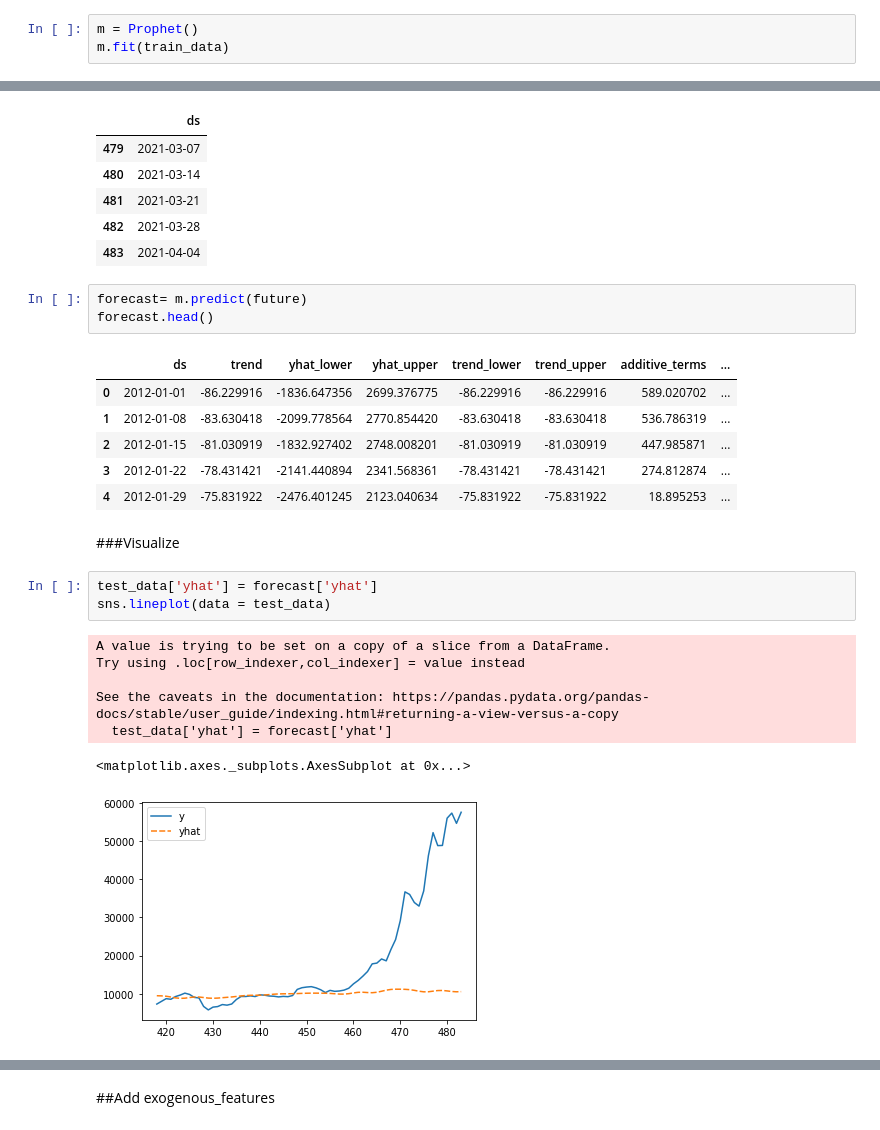
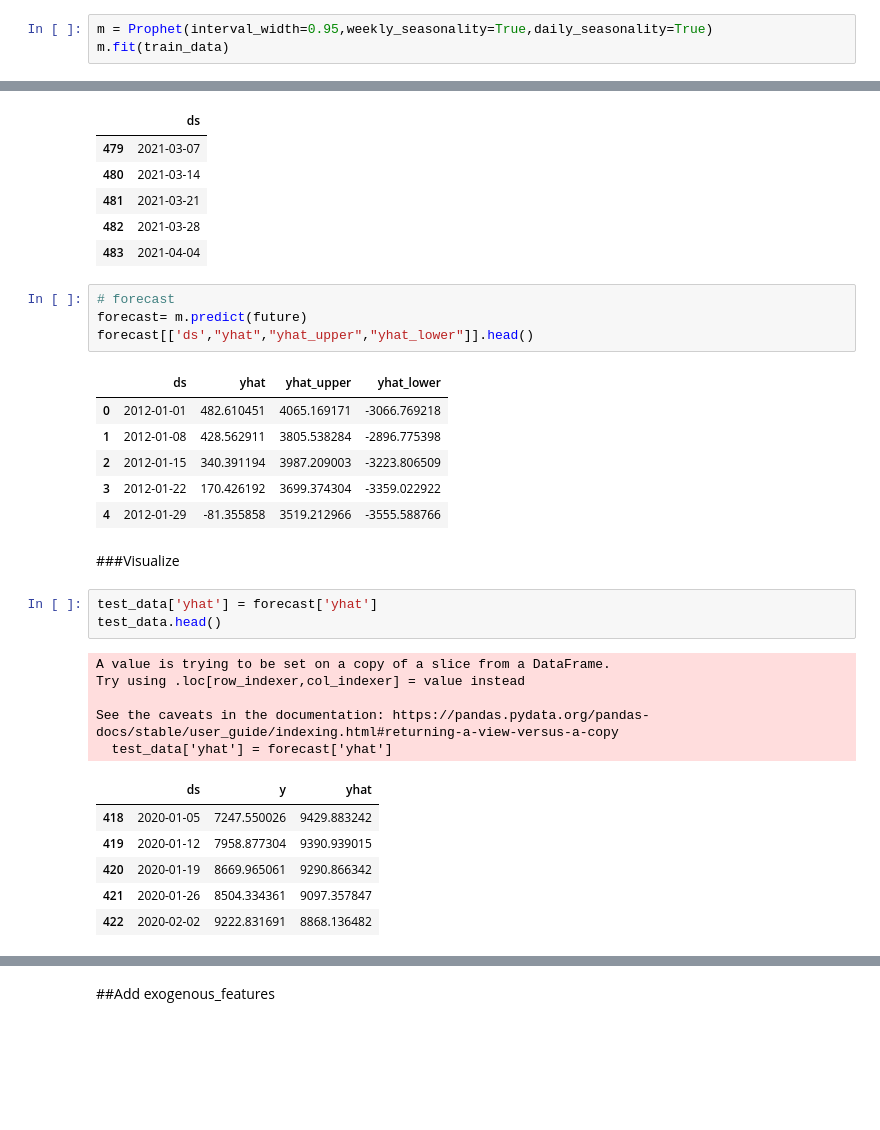
Before and after one commit to Rtengmiami/TimeSeries, a Jupyter notebook: Prophet.ipynb, the cells around one changed output, grey strips where cells are left out. Drawn from its saved outputs; the diff is of its cells as text; blank space fills up the shorter version.

```diff
--- a/Prophet.ipynb
+++ b/Prophet.ipynb
@@ -57,4 +62,4 @@ c=len(test_data)
 # %%
-m = Prophet()
+m = Prophet(interval_width=0.95,weekly_seasonality=True,daily_seasonality=True)
 m.fit(train_data)
 # %% [output]
@@ -81,25 +84,30 @@ future.tail()
 | 482 | 2021-03-28 |
 | 483 | 2021-04-04 |
 # %%
+# forecast
 forecast= m.predict(future)
-forecast.head()
+forecast[['ds',"yhat","yhat_upper","yhat_lower"]].head()
 # %% [output]
-|  | ds | trend | yhat_lower | yhat_upper | trend_lower | trend_upper | additive_terms | ... |
-| 0 | 2012-01-01 | -86.229916 | -1836.647356 | 2699.376775 | -86.229916 | -86.229916 | 589.020702 | ... |
-| 1 | 2012-01-08 | -83.630418 | -2099.778564 | 2770.854420 | -83.630418 | -83.630418 | 536.786319 | ... |
-| 2 | 2012-01-15 | -81.030919 | -1832.927402 | 2748.008201 | -81.030919 | -81.030919 | 447.985871 | ... |
-| 3 | 2012-01-22 | -78.431421 | -2141.440894 | 2341.568361 | -78.431421 | -78.431421 | 274.812874 | ... |
-| 4 | 2012-01-29 | -75.831922 | -2476.401245 | 2123.040634 | -75.831922 | -75.831922 | 18.895253 | ... |
+|  | ds | yhat | yhat_upper | yhat_lower |
+| 0 | 2012-01-01 | 482.610451 | 4065.169171 | -3066.769218 |
+| 1 | 2012-01-08 | 428.562911 | 3805.538284 | -2896.775398 |
+| 2 | 2012-01-15 | 340.391194 | 3987.209003 | -3223.806509 |
+| 3 | 2012-01-22 | 170.426192 | 3699.374304 | -3359.022922 |
+| 4 | 2012-01-29 | -81.355858 | 3519.212966 | -3555.588766 |
 # %% [markdown]
 ###Visualize
 # %%
 test_data['yhat'] = forecast['yhat']
-sns.lineplot(data = test_data)
+test_data.head()
 # %% [output]
 A value is trying to be set on a copy of a slice from a DataFrame.
 Try using .loc[row_indexer,col_indexer] = value instead
 
 See the caveats in the documentation: https://pandas.pydata.org/pandas-docs/stable/user_guide/indexing.html#returning-a-view-versus-a-copy
   test_data['yhat'] = forecast['yhat']
-<matplotlib.axes._subplots.AxesSubplot at 0x...>
-[figure, removed]
+|  | ds | y | yhat |
+| 418 | 2020-01-05 | 7247.550026 | 9429.883242 |
+| 419 | 2020-01-12 | 7958.877304 | 9390.939015 |
+| 420 | 2020-01-19 | 8669.965061 | 9290.866342 |
+| 421 | 2020-01-26 | 8504.334361 | 9097.357847 |
+| 422 | 2020-02-02 | 9222.831691 | 8868.136482 |
```
Also changed, not shown: parts of 27 cells of this notebook.
